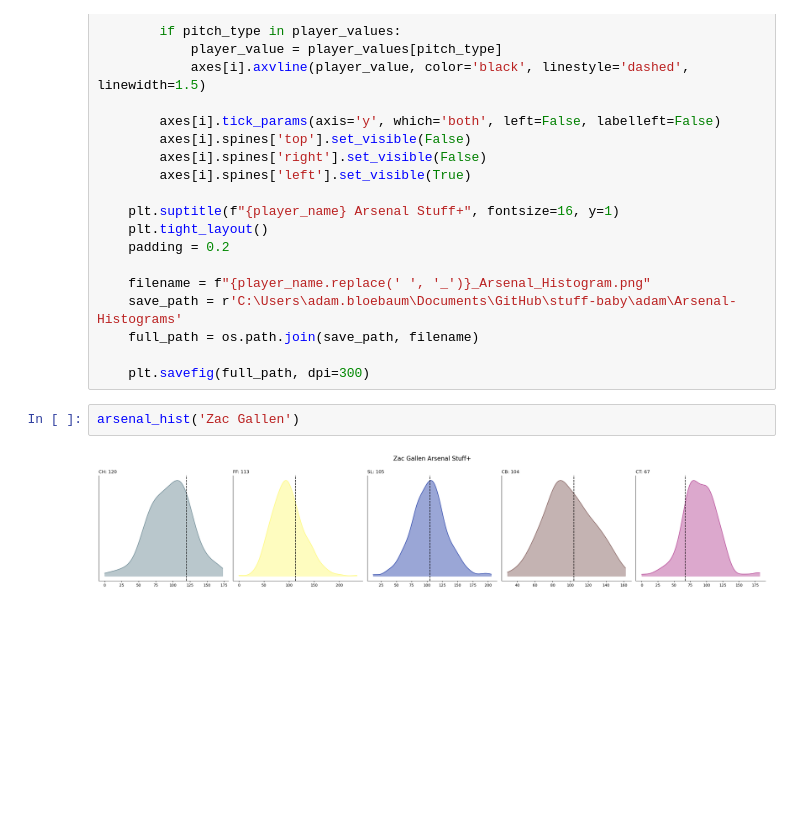
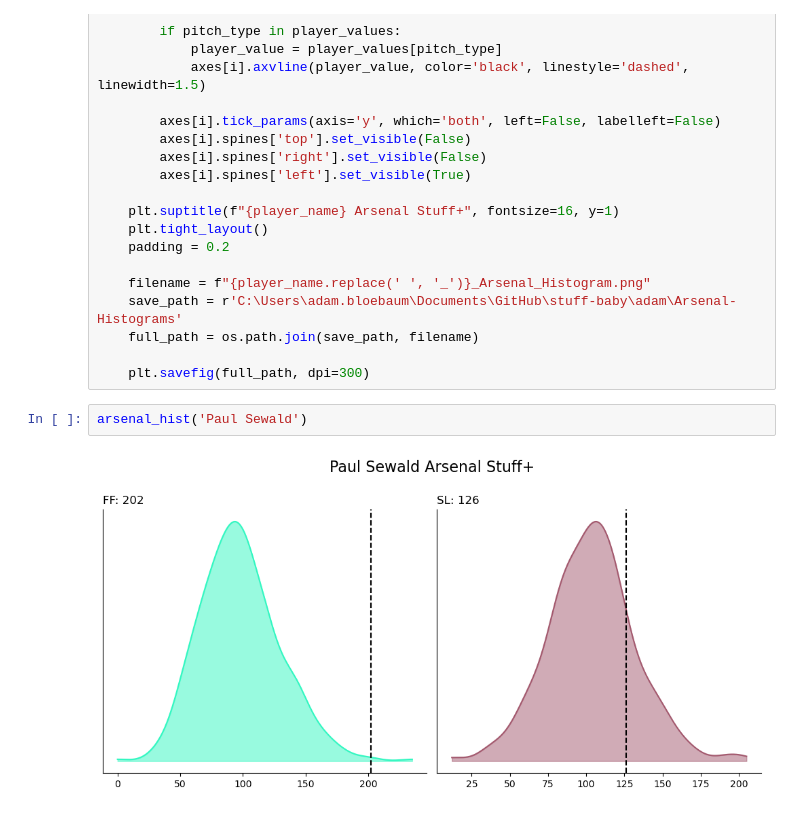
Before and after one commit to claytona500/stuff-baby, a Jupyter notebook: adam/arsenal_histogram.ipynb, the cells around one changed output. Saved outputs shown, nothing was run; the diff lists cells and outputs as text; blank space fills up the shorter version.

```diff
--- a/adam/arsenal_histogram.ipynb
+++ b/adam/arsenal_histogram.ipynb
@@ -58,7 +58,7 @@ def arsenal_hist(player_name):
     full_path = os.path.join(save_path, filename)
 
     plt.savefig(full_path, dpi=300)
-# %%
-arsenal_hist('Zac Gallen')
-# %% [output]
-[figure, removed]
+# %%
+arsenal_hist('Paul Sewald')
+# %% [output]
+[figure, added]
```
Also changed, not shown: 1 other file.
